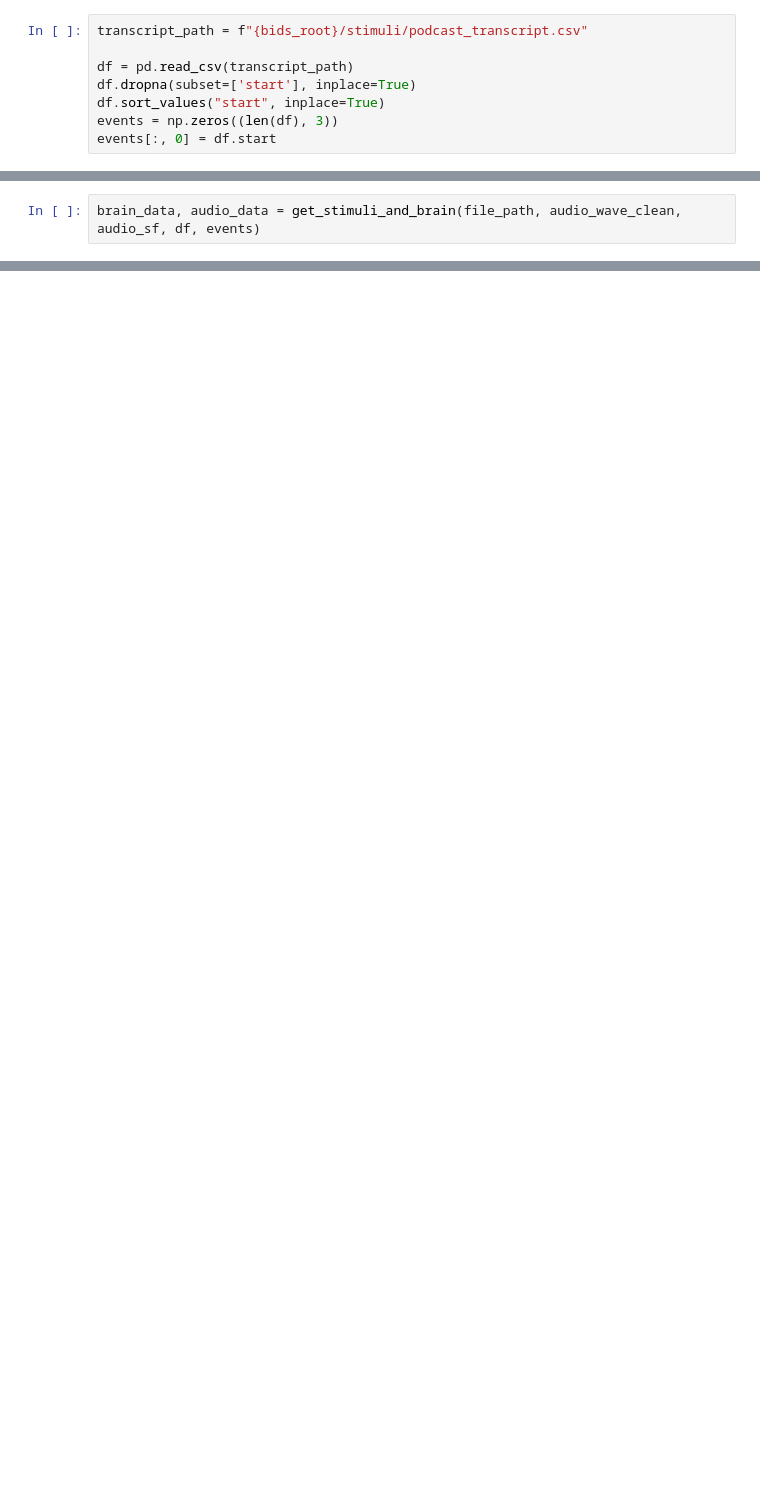
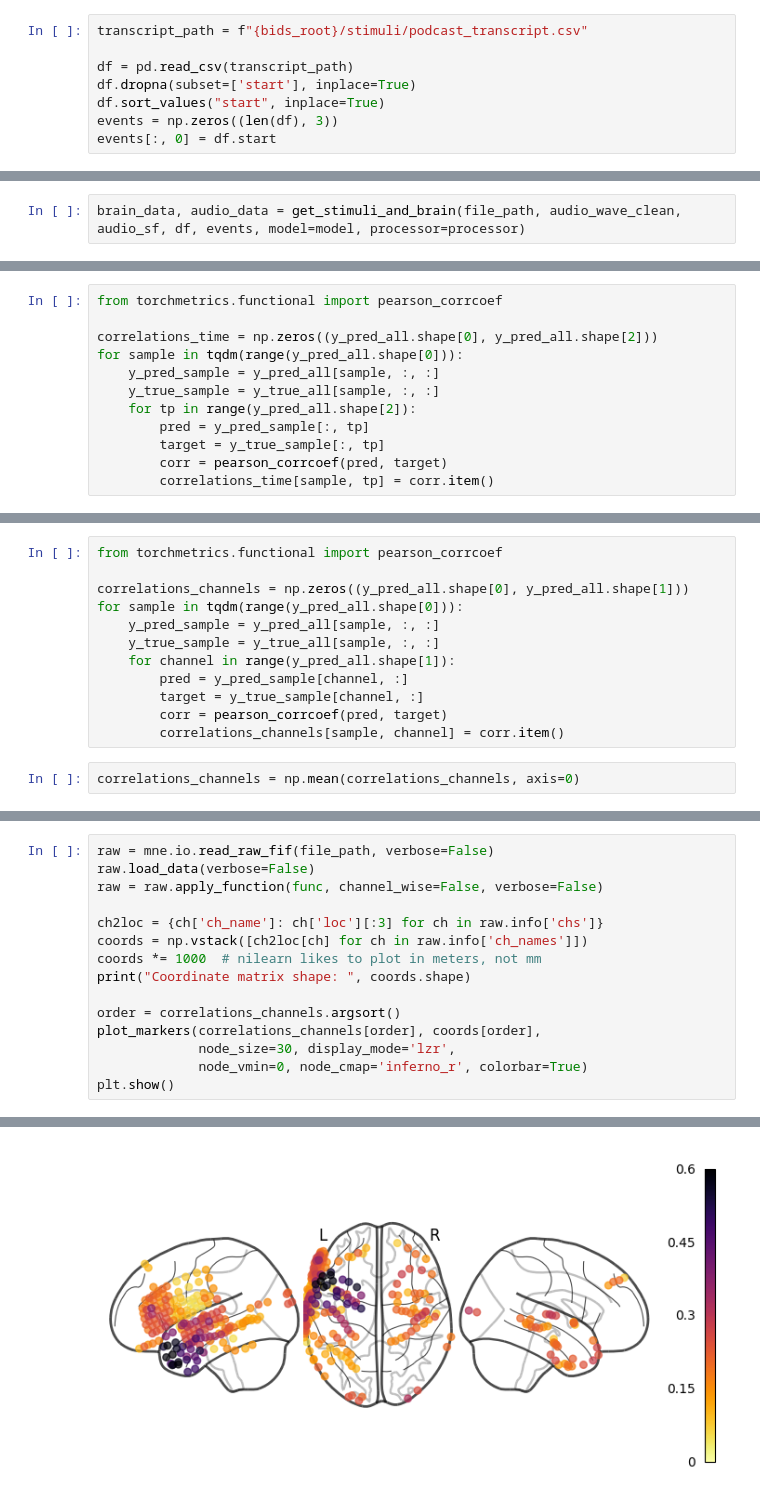
Before and after one commit to mattciff5/ecog-speech, a Jupyter notebook: encoding.ipynb, the cells around one changed output, grey strips where cells are left out. Drawn from its saved outputs; the diff is of its cells as text; blank space fills up the shorter version.

```diff
--- a/encoding.ipynb
+++ b/encoding.ipynb
@@ -120,3 +137,3 @@ def get_stimuli_and_brain(file_path, audio_wave_clean, audio_sf, df, events, tma
 # %%
-brain_data, audio_data = get_stimuli_and_brain(file_path, audio_wave_clean, audio_sf, df, events)
+brain_data, audio_data = get_stimuli_and_brain(file_path, audio_wave_clean, audio_sf, df, events, model=model, processor=processor)
 # %% [output]
@@ -124,0 +305,12 @@ Audio object has a shape of: (5130, 88200)
+# %%
+from torchmetrics.functional import pearson_corrcoef
+
+correlations_time = np.zeros((y_pred_all.shape[0], y_pred_all.shape[2]))
+for sample in tqdm(range(y_pred_all.shape[0])):
+    y_pred_sample = y_pred_all[sample, :, :]
+    y_true_sample = y_true_all[sample, :, :]
+    for tp in range(y_pred_all.shape[2]):
+        pred = y_pred_sample[:, tp]
+        target = y_true_sample[:, tp]
+        corr = pearson_corrcoef(pred, target)
+        correlations_time[sample, tp] = corr.item()
@@ -124,0 +319,14 @@ Audio object has a shape of: (5130, 88200)
+# %%
+from torchmetrics.functional import pearson_corrcoef
+
+correlations_channels = np.zeros((y_pred_all.shape[0], y_pred_all.shape[1]))
+for sample in tqdm(range(y_pred_all.shape[0])):
+    y_pred_sample = y_pred_all[sample, :, :]
+    y_true_sample = y_true_all[sample, :, :]
+    for channel in range(y_pred_all.shape[1]):
+        pred = y_pred_sample[channel, :]
+        target = y_true_sample[channel, :]
+        corr = pearson_corrcoef(pred, target)
+        correlations_channels[sample, channel] = corr.item()
+# %%
+correlations_channels = np.mean(correlations_channels, axis=0)
@@ -124,0 +359,16 @@ Audio object has a shape of: (5130, 88200)
+# %%
+raw = mne.io.read_raw_fif(file_path, verbose=False)
+raw.load_data(verbose=False)
+raw = raw.apply_function(func, channel_wise=False, verbose=False)
+
+ch2loc = {ch['ch_name']: ch['loc'][:3] for ch in raw.info['chs']}
+coords = np.vstack([ch2loc[ch] for ch in raw.info['ch_names']])
+coords *= 1000  # nilearn likes to plot in meters, not mm
+print("Coordinate matrix shape: ", coords.shape)
+
+order = correlations_channels.argsort()
+plot_markers(correlations_channels[order], coords[order],
+             node_size=30, display_mode='lzr',
+             node_vmin=0, node_cmap='inferno_r', colorbar=True)
+plt.show()
+# %% [output]
@@ -124,0 +376 @@ Audio object has a shape of: (5130, 88200)
+[figure, added]
```
Also changed, not shown: parts of 19 cells of this notebook.
